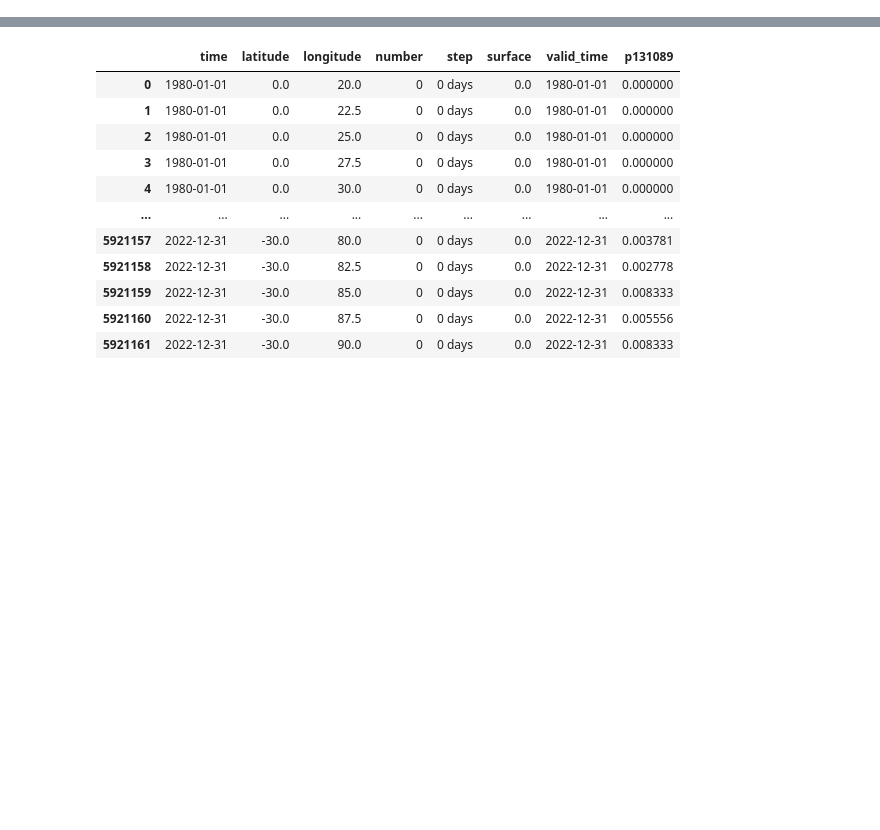
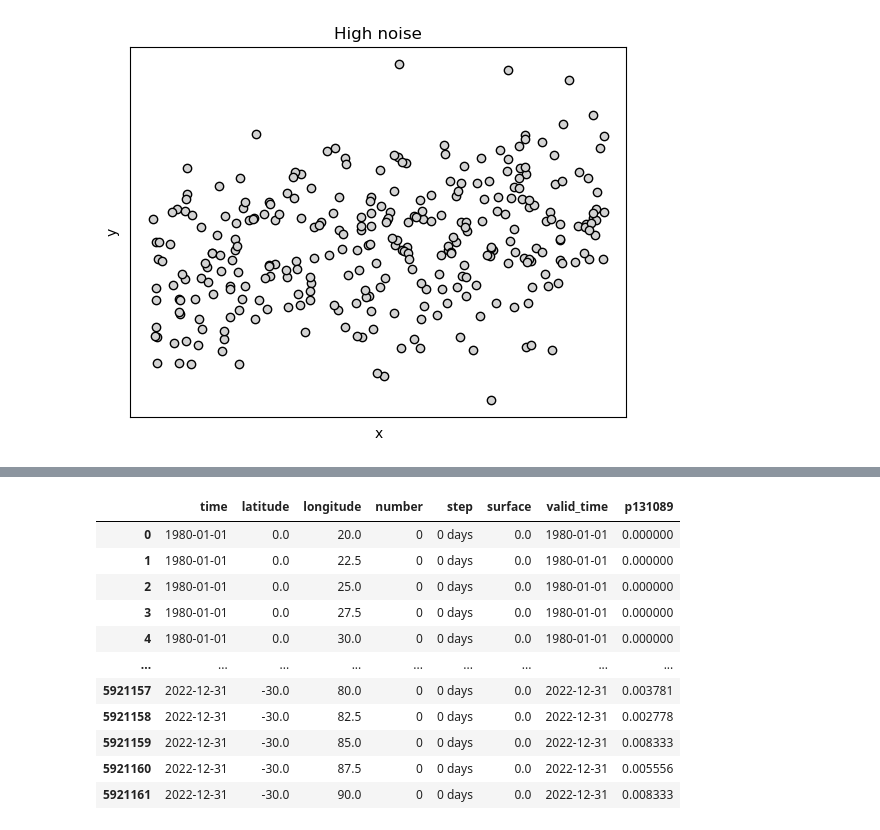
Before and after one commit to PaoloBonettiPolimi/TC, a Jupyter notebook: Paolo/Notebooks_newTarget/1) Data Check.ipynb, the cells around one changed output, grey strips where cells are left out. Cells and saved outputs as stored; diff of their text form; code cells hidden in the pictures; blank space fills up the shorter version.

```diff
--- a/Paolo/Notebooks_newTarget/1) Data Check.ipynb
+++ b/Paolo/Notebooks_newTarget/1) Data Check.ipynb
@@ -7,0 +103,16 @@ pd.set_option('display.max_rows', 150)
+# %%
+# Plot outputs
+import random
+x = np.random.rand(300,)
+eps = np.random.normal(loc=0.0, scale=1.0, size=300)
+y = 1.2*x+eps
+plt.scatter(x, y, color='lightgrey', edgecolors="k")
+plt.title('High noise')
+plt.xlabel('x')
+plt.ylabel('y')
+plt.xticks(())
+plt.yticks(())
+plt.savefig('/Users/paolo/Downloads/HighNoise.png',bbox_inches='tight')
+plt.show()
+# %% [output]
+[figure, added]
```
Also changed, not shown: parts of 9 cells of this notebook, 39 other files.
